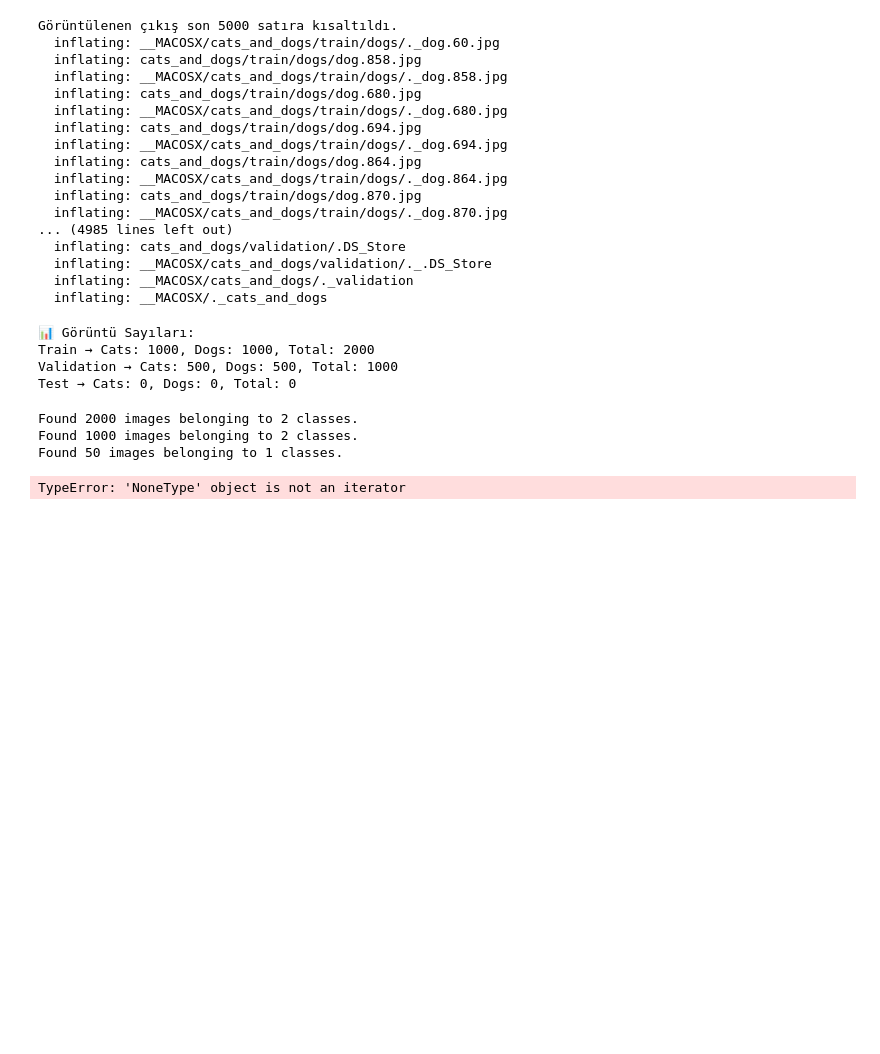
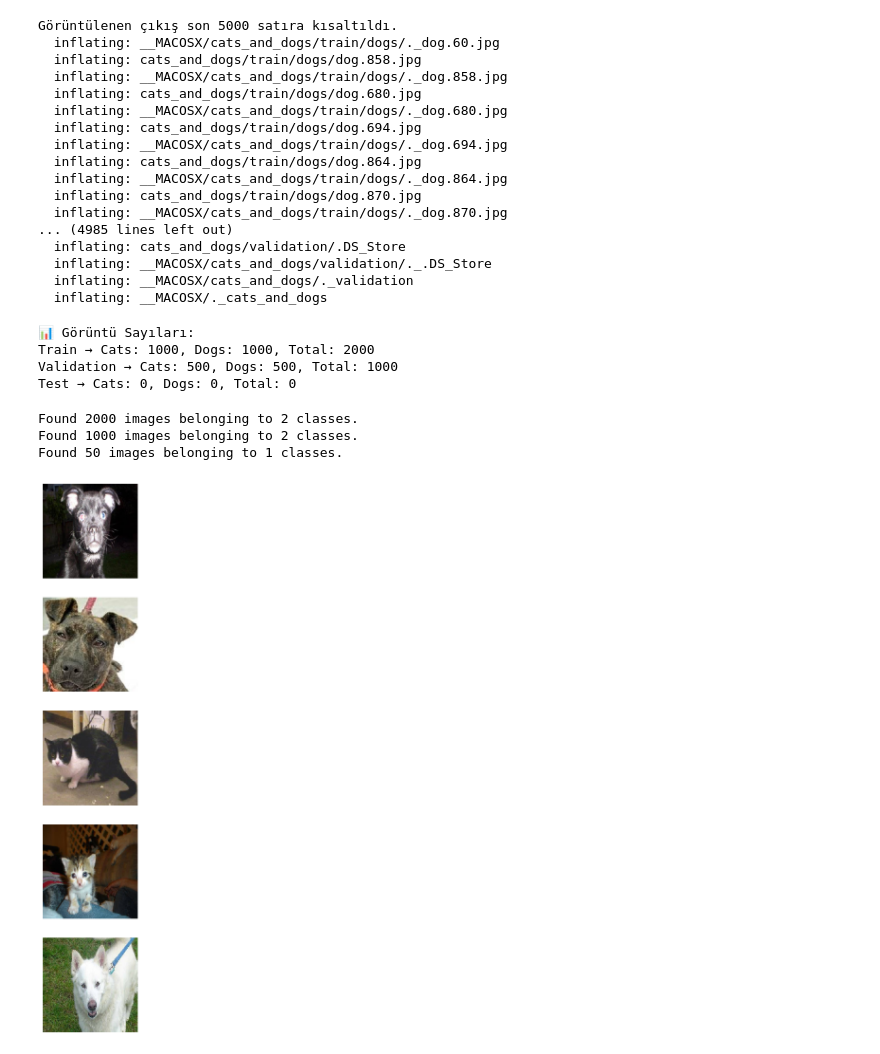
Before and after one commit to aadaabusraa/CNN-Cat-Dog-Classifier, a Jupyter notebook: fcc_cat_dog.ipynb, the cells around one changed output. Saved outputs shown, nothing was run; the diff lists cells and outputs as text; code cells hidden in the pictures; blank space fills up the shorter version.

```diff
--- a/fcc_cat_dog.ipynb
+++ b/fcc_cat_dog.ipynb
@@ -125,22 +128,23 @@ Found 50 images belonging to 1 classes.
 # %%
 # 4
 def plotImages(images_arr, probabilities = False):
     fig, axes = plt.subplots(len(images_arr), 1, figsize=(5,len(images_arr) * 3))
     if probabilities is False:
       for img, ax in zip( images_arr, axes):
           ax.imshow(img)
           ax.axis('off')
     else:
       for img, probability, ax in zip( images_arr, probabilities, axes):
           ax.imshow(img)
           ax.axis('off')
           if probability > 0.5:
               ax.set_title("%.2f" % (probability*100) + "% dog")
           else:
               ax.set_title("%.2f" % ((1-probability)*100) + "% cat")
     plt.show()
 
-sample_training_images, _ = next(train_data_gen)
-plotImages(sample_training_images[:5])
+
+val_images, val_labels = next(val_data_gen)
+plotImages(val_images[:5])
 # %% [output]
-TypeError: 'NoneType' object is not an iterator
+[figure, added]
```
Also changed, not shown: parts of 12 cells of this notebook.
